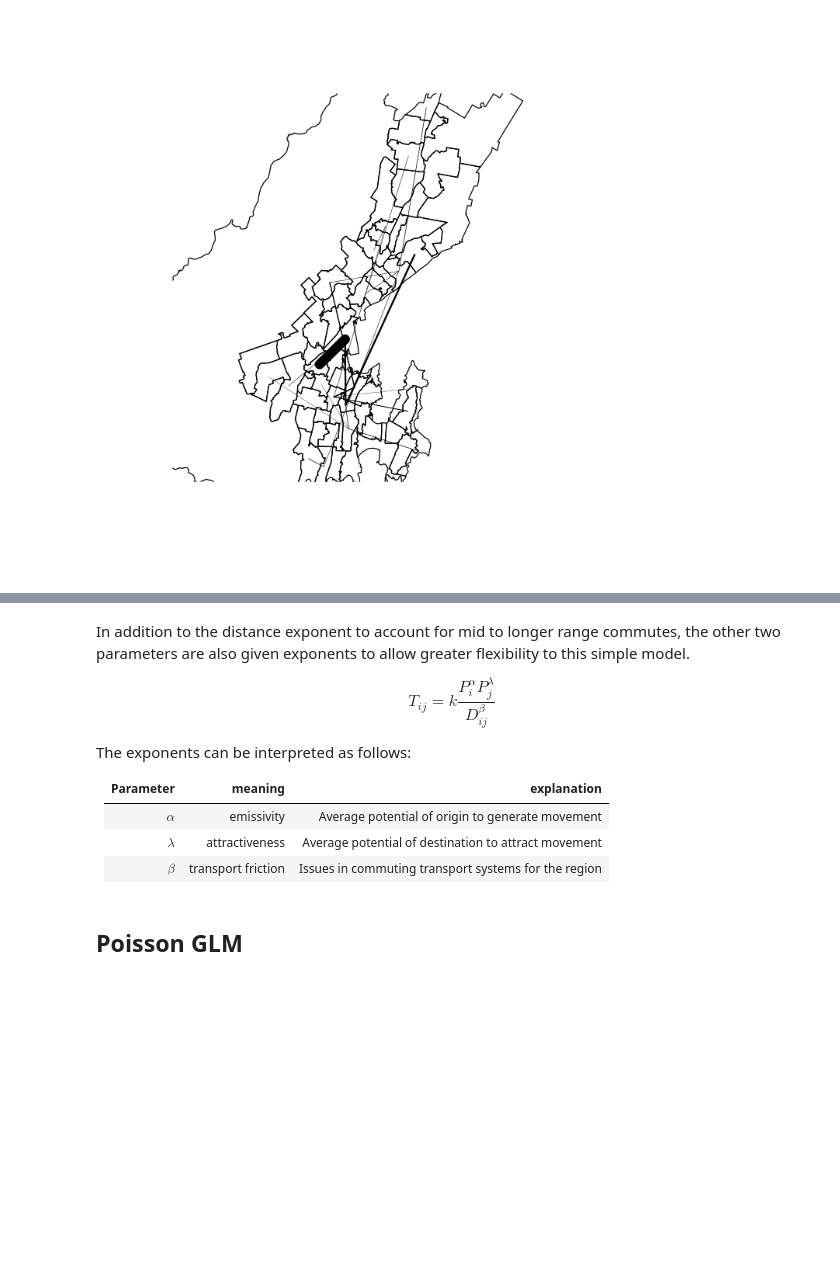
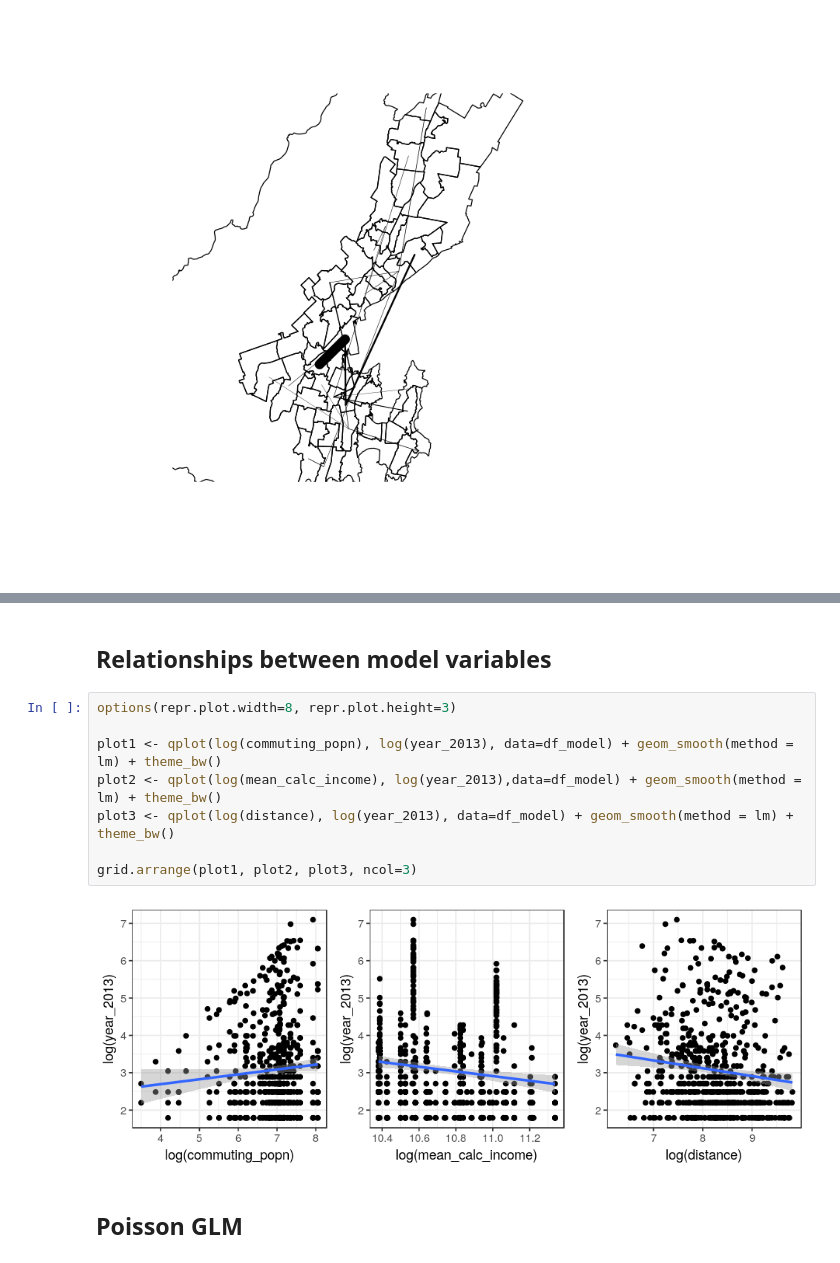
Before and after one commit to shriv/wellington-commutes, a Jupyter notebook: Commuting Flow Analysis.ipynb, the cells around one changed output, grey strips where cells are left out. Saved outputs shown, nothing was run; the diff lists cells and outputs as text; blank space fills up the shorter version.

Commit message:
Moving modelling theory to the start of report

```diff
--- a/Commuting Flow Analysis.ipynb
+++ b/Commuting Flow Analysis.ipynb
@@ -204,17 +213,15 @@ ggplot(df) +
-# %% [markdown]
-In addition to the distance exponent to account for mid to longer range commutes, the other two parameters are also given exponents to allow greater flexibility to this simple model.
-
-$$
-T_{ij} = k\frac{P^{\alpha}_i P^{\lambda}_j}{D^{\beta}_{ij}}
-$$
-
-The exponents can be interpreted as follows:
-
-Parameter | meaning | explanation
---- | --- | ---
-$\alpha$ | emissivity | Average potential of origin to generate movement
-$\lambda$ | attractiveness | Average potential of destination to attract movement
-$\beta$ | transport friction | Issues in commuting transport systems for the region
+# %% [markdown]
+## Relationships between model variables
+# %%
+options(repr.plot.width=8, repr.plot.height=3)
+
+plot1 <- qplot(log(commuting_popn), log(year_2013), data=df_model) + geom_smooth(method = lm) + theme_bw()
+plot2 <- qplot(log(mean_calc_income), log(year_2013),data=df_model) + geom_smooth(method = lm) + theme_bw()
+plot3 <- qplot(log(distance), log(year_2013), data=df_model) + geom_smooth(method = lm) + theme_bw()
+
+grid.arrange(plot1, plot2, plot3, ncol=3)
+# %% [output]
+[figure, added]
 # %% [markdown]
 ## Poisson GLM
 # %%
```
Also changed, not shown: parts of 16 cells of this notebook.
